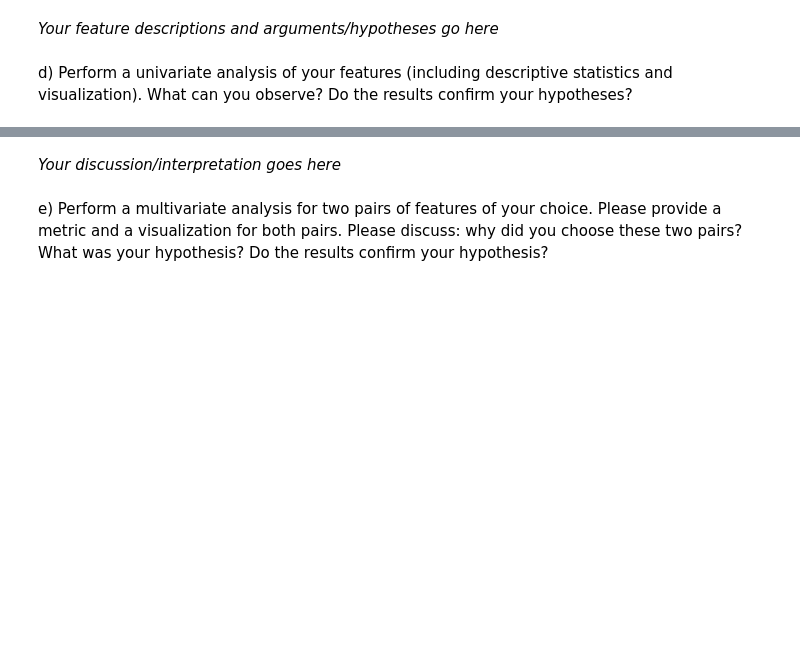
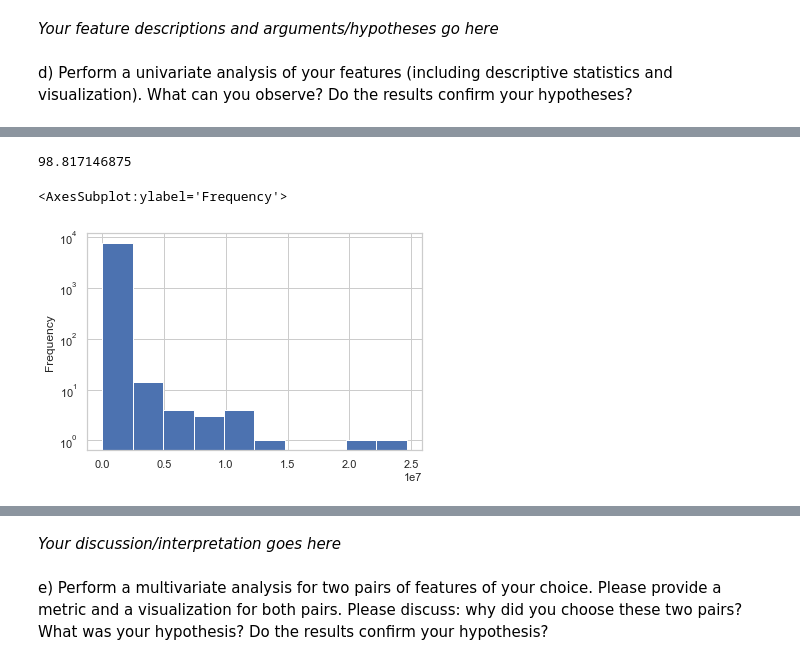
Before and after one commit to ssui-liu/mlbd-2022, a Jupyter notebook: project/m2_lernnavi_sciper.ipynb, the cells around one changed output, grey strips where cells are left out. Drawn from its saved outputs; the diff is of its cells as text; code cells hidden in the pictures; blank space fills up the shorter version.

```diff
--- a/project/m2_lernnavi_sciper.ipynb
+++ b/project/m2_lernnavi_sciper.ipynb
@@ -339,0 +351,11 @@ d) Perform a univariate analysis of your features (including descriptive statist
+# %%
+user_stats['avg_spend_time(s)'].quantile(0.5)
+# %% [output]
+98.817146875
+# %%
+avg_spend_time = user_stats['avg_spend_time(s)']
+# avg_spend_time =  avg_spend_time[avg_spend_time.apply(lambda x: x < avg_spend_time.quantile(0.9))]
+avg_spend_time.plot(kind='hist', logy=True)
+# %% [output]
+<AxesSubplot:ylabel='Frequency'>
+[figure, added]
```
Also changed, not shown: parts of 4 cells of this notebook.
